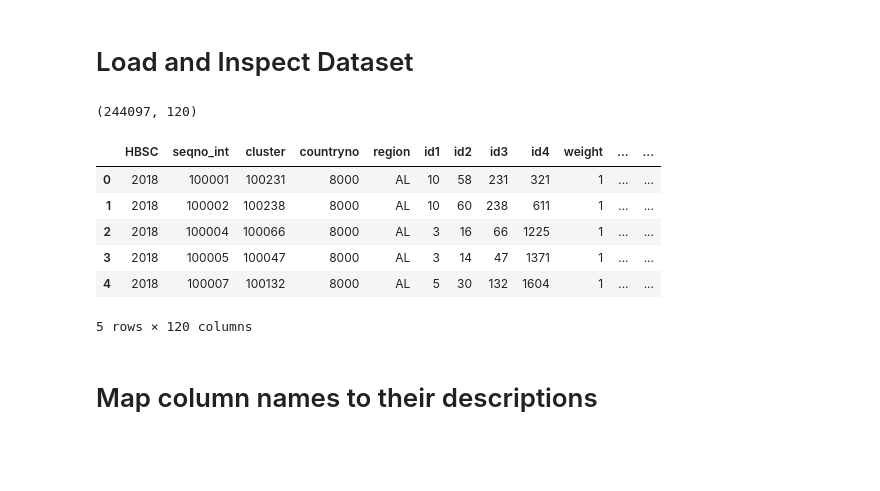
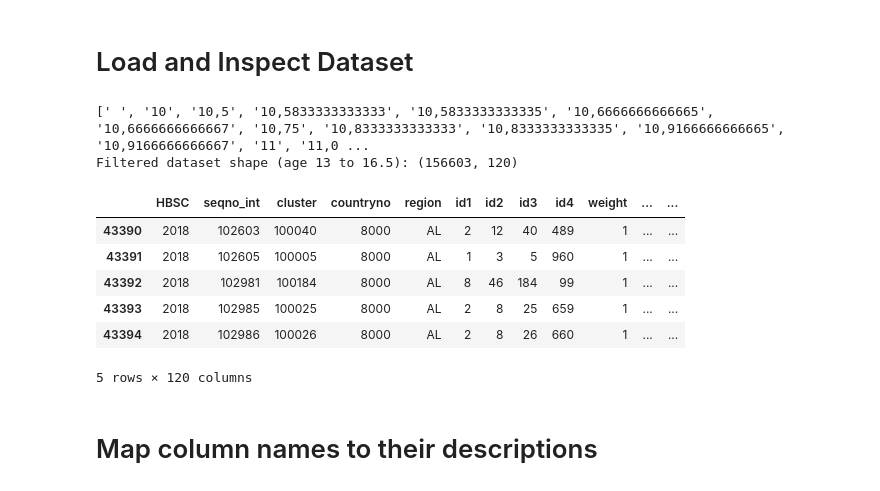
Before and after one commit to kangwei01/dsa4262-group-3, a Jupyter notebook: kang_wei.ipynb, the cells around one changed output. Saved outputs shown, nothing was run; the diff lists cells and outputs as text; code cells hidden in the pictures; blank space fills up the shorter version.

```diff
--- a/kang_wei.ipynb
+++ b/kang_wei.ipynb
@@ -10,25 +10,39 @@ import matplotlib.pyplot as plt
 # %%
 df = pd.read_csv(
     "HBSC_data/HBSC2018OAed1.1.csv",
     sep=";",
     engine="python"
 )
+# Inspect age column
+print(sorted(df["age"].dropna().unique()))
 
-print(df.shape)
+# Filter to target age range
+df["age"] = (
+    df["age"]
+    .astype(str)
+    .str.replace(",", ".", regex=False) # ensure that ages like 15,6 get converted to 15.6
+)
+
+df["age"] = pd.to_numeric(df["age"], errors="coerce")
+
+df = df[(df["age"] >= 13) & (df["age"] <= 16.5)].copy()
+
+print("Filtered dataset shape (age 13 to 16.5):", df.shape)
 display(df.head())
 
 # get column names from the dataframe
 cols = df.columns.tolist()
 
 pd.set_option('display.max_columns', None)
 # %% [output]
-(244097, 120)
+[' ', '10', '10,5', '10,5833333333333', '10,5833333333335', '10,6666666666665', '10,6666666666667', '10,75', '10,8333333333333', '10,8333333333335', '10,9166666666665', '10,9166666666667', '11', '11,0 ...
+Filtered dataset shape (age 13 to 16.5): (156603, 120)
 |  | HBSC | seqno_int | cluster | countryno | region | id1 | id2 | id3 | id4 | weight | ... | ... |
-| 0 | 2018 | 100001 | 100231 | 8000 | AL | 10 | 58 | 231 | 321 | 1 | ... | ... |
-| 1 | 2018 | 100002 | 100238 | 8000 | AL | 10 | 60 | 238 | 611 | 1 | ... | ... |
-| 2 | 2018 | 100004 | 100066 | 8000 | AL | 3 | 16 | 66 | 1225 | 1 | ... | ... |
-| 3 | 2018 | 100005 | 100047 | 8000 | AL | 3 | 14 | 47 | 1371 | 1 | ... | ... |
-| 4 | 2018 | 100007 | 100132 | 8000 | AL | 5 | 30 | 132 | 1604 | 1 | ... | ... |
+| 43390 | 2018 | 102603 | 100040 | 8000 | AL | 2 | 12 | 40 | 489 | 1 | ... | ... |
+| 43391 | 2018 | 102605 | 100005 | 8000 | AL | 1 | 3 | 5 | 960 | 1 | ... | ... |
+| 43392 | 2018 | 102981 | 100184 | 8000 | AL | 8 | 46 | 184 | 99 | 1 | ... | ... |
+| 43393 | 2018 | 102985 | 100025 | 8000 | AL | 2 | 8 | 25 | 659 | 1 | ... | ... |
+| 43394 | 2018 | 102986 | 100026 | 8000 | AL | 2 | 8 | 26 | 660 | 1 | ... | ... |
 5 rows × 120 columns
 # %% [markdown]
 # Map column names to their descriptions
```
Also changed, not shown: parts of 28 cells of this notebook.
